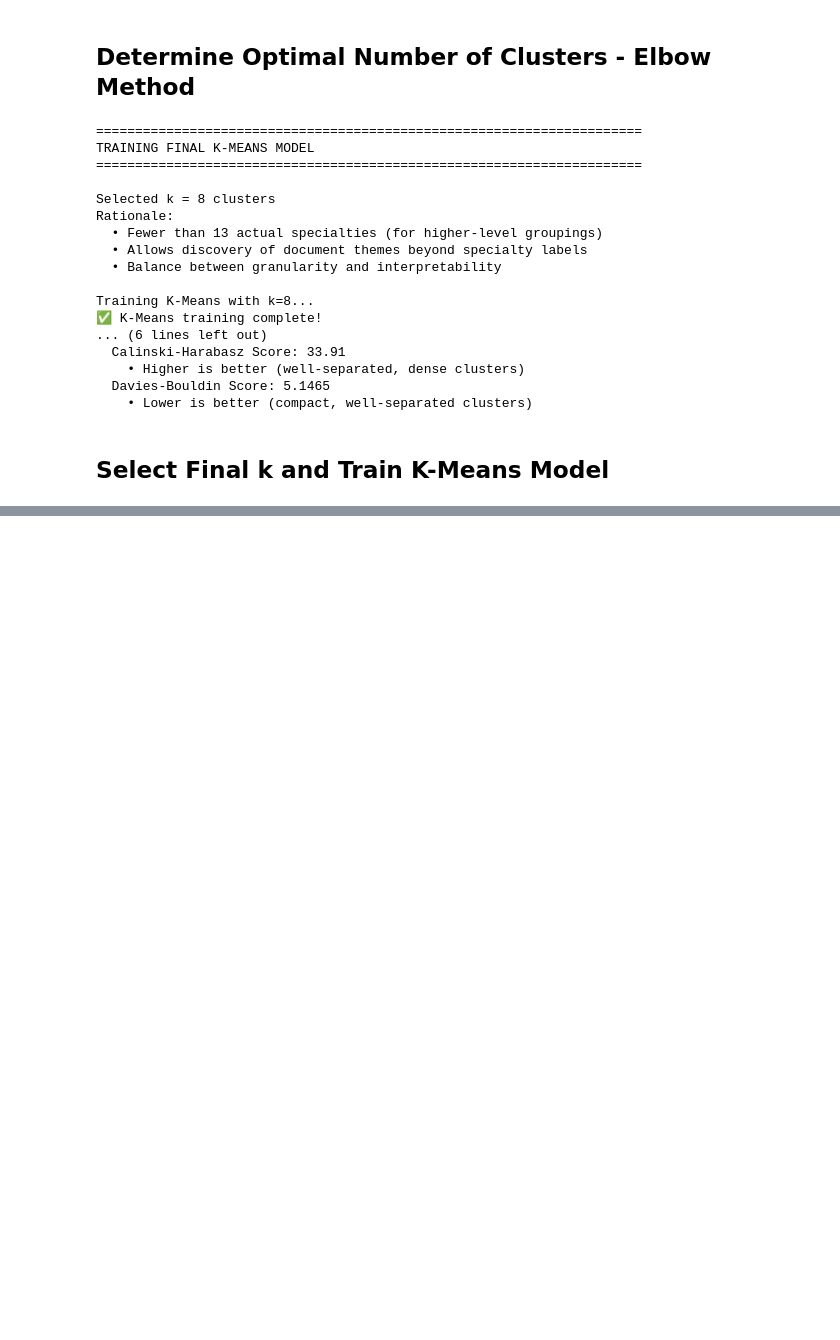
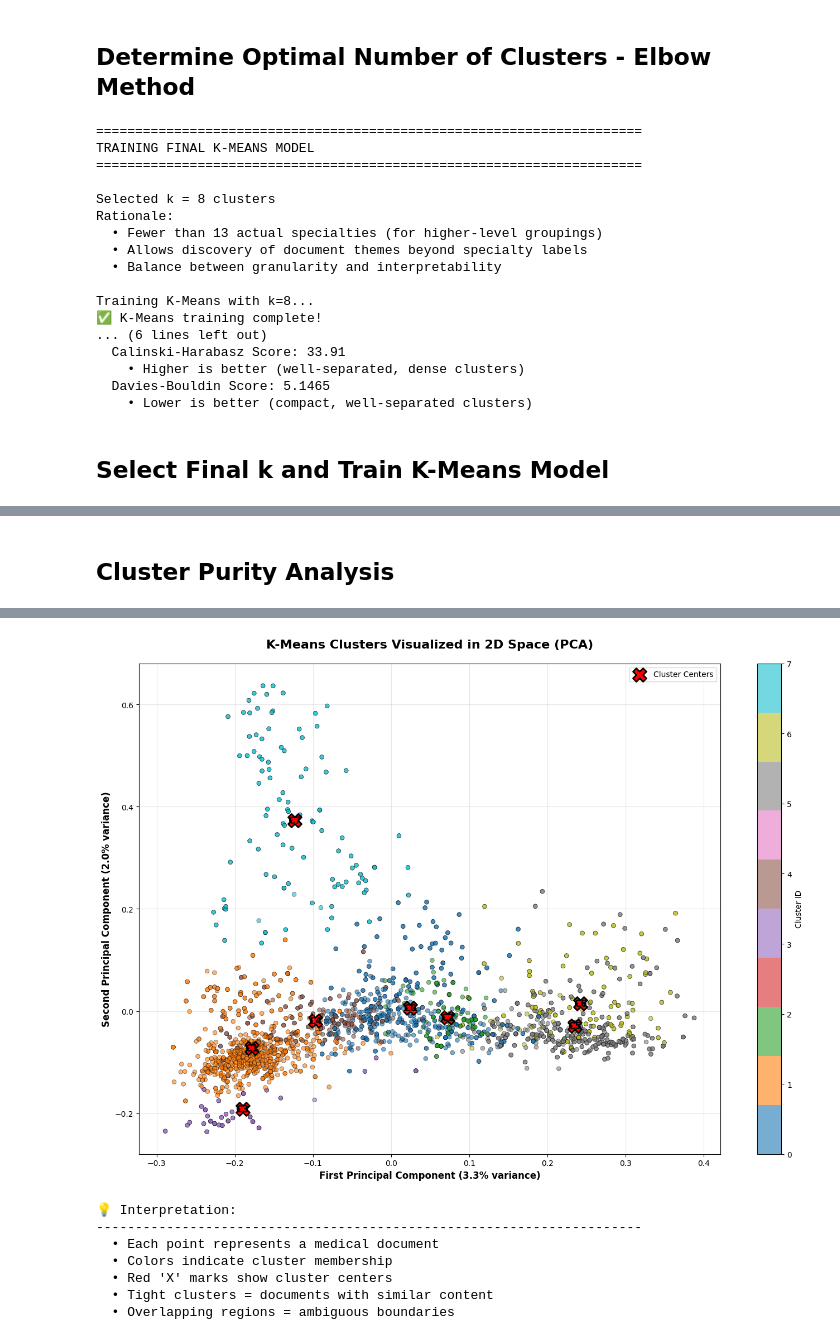
Before and after one commit to DasunNirmal/medical-ml-final-project, a Jupyter notebook: notebooks/3_clustering_analysis.ipynb, the cells around one changed output, grey strips where cells are left out. Cells and saved outputs as stored; diff of their text form; code cells hidden in the pictures; blank space fills up the shorter version.

```diff
--- a/notebooks/3_clustering_analysis.ipynb
+++ b/notebooks/3_clustering_analysis.ipynb
@@ -286,0 +505,71 @@ Balance between granularity and interpretability -->
+# %% [markdown]
+## Cluster Purity Analysis
+<!-- Purpose: Measure how "pure" each cluster is
+Pure clusters are dominated by a single specialty -->
+# %%
+print("\n" + "="*70)
+print("CLUSTER VISUALIZATION WITH PCA")
+print("="*70)
+
+print("\nReducing dimensionality for visualization...")
+print("Using PCA to project 3000-dimensional data to 2D...")
+
+# Apply PCA to reduce dimensions
+pca = PCA(n_components=2, random_state=42)
+X_pca = pca.fit_transform(X_tfidf.toarray())
+
+print(f"\n✅ PCA complete!")
+print(f"   Original dimensions: {X_tfidf.shape[1]}")
+print(f"   Reduced dimensions: {X_pca.shape[1]}")
+print(f"   Variance explained: {pca.explained_variance_ratio_.sum()*100:.2f}%")
+print(f"     • PC1: {pca.explained_variance_ratio_[0]*100:.2f}%")
+print(f"     • PC2: {pca.explained_variance_ratio_[1]*100:.2f}%")
+
+# Create scatter plot
+plt.figure(figsize=(14, 10))
+scatter = plt.scatter(X_pca[:, 0], X_pca[:, 1],
+                     c=cluster_labels,
+                     cmap='tab10',
+                     alpha=0.6,
+                     s=30,
+                     edgecolors='black',
+                     linewidth=0.5)
+
+# Add cluster centers
+centroids_pca = pca.transform(centroids)
+plt.scatter(centroids_pca[:, 0], centroids_pca[:, 1],
+           c='red',
+           marker='X',
+           s=300,
+           edgecolors='black',
+           linewidth=2,
+           label='Cluster Centers')
+
+# Add cluster labels near centroids
+for i, (x, y) in enumerate(centroids_pca):
+    plt.annotate(f'C{i}', (x, y),
+                fontsize=12,
+                fontweight='bold',
+                ha='center',
+                va='center')
+
+plt.colorbar(scatter, label='Cluster ID')
+plt.xlabel(f'First Principal Component ({pca.explained_variance_ratio_[0]*100:.1f}% variance)',
+          fontsize=12, fontweight='bold')
+plt.ylabel(f'Second Principal Component ({pca.explained_variance_ratio_[1]*100:.1f}% variance)',
+          fontsize=12, fontweight='bold')
+plt.title('K-Means Clusters Visualized in 2D Space (PCA)',
+         fontsize=16, fontweight='bold', pad=20)
+plt.legend()
+plt.grid(True, alpha=0.3)
+plt.tight_layout()
+plt.show()
+
+print("\n💡 Interpretation:")
+print("-"*70)
+print("  • Each point represents a medical document")
+print("  • Colors indicate cluster membership")
+print("  • Red 'X' marks show cluster centers")
+print("  • Tight clusters = documents with similar content")
+print("  • Overlapping regions = ambiguous boundaries")
+# %% [output]
@@ -286,0 +589,8 @@ Balance between granularity and interpretability -->
+[figure, added]
+💡 Interpretation:
+----------------------------------------------------------------------
+  • Each point represents a medical document
+  • Colors indicate cluster membership
+  • Red 'X' marks show cluster centers
+  • Tight clusters = documents with similar content
+  • Overlapping regions = ambiguous boundaries
```
Also changed, not shown: parts of 15 cells of this notebook.
